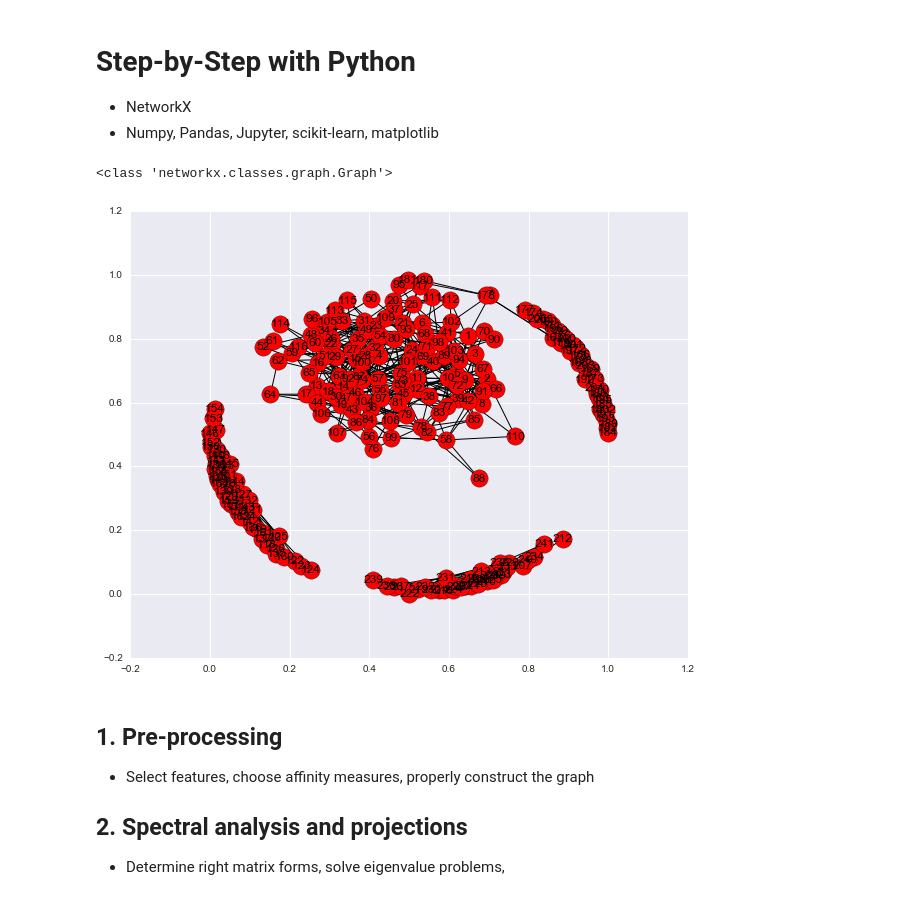
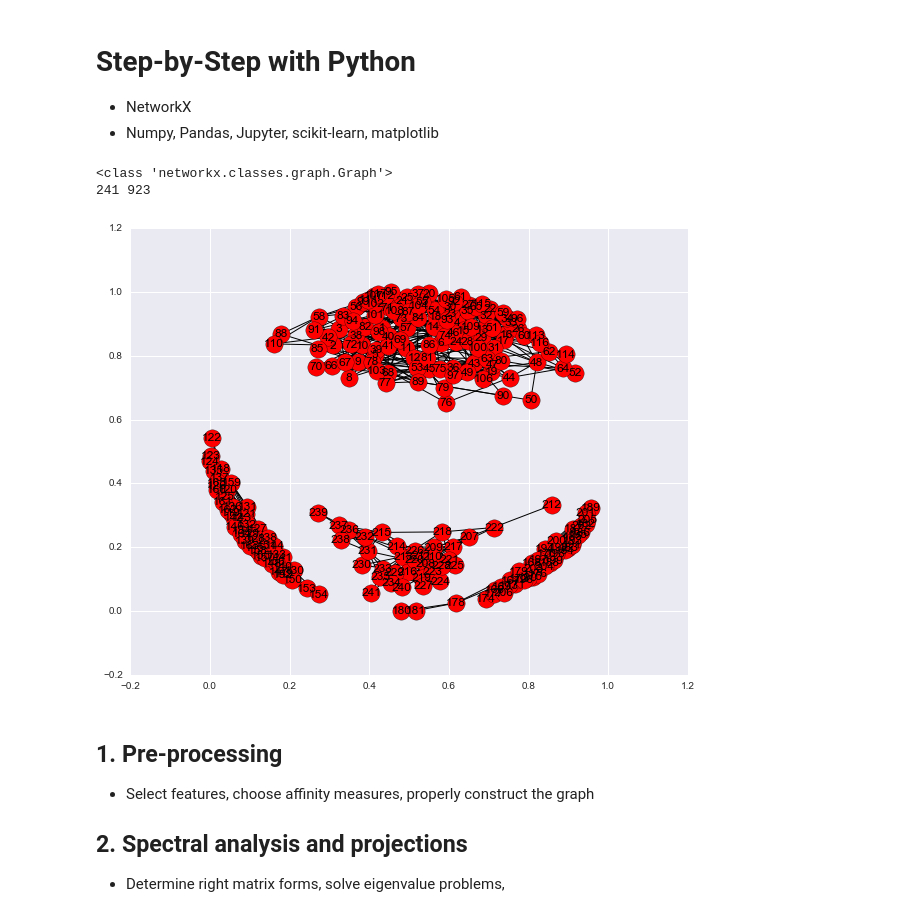
Before and after one commit to weifei/StudyTopics, a Jupyter notebook: clustering/A Primer On Spectral Clustering.ipynb, the cells around one changed output. Drawn from its saved outputs; the diff is of its cells as text; code cells hidden in the pictures.

```diff
--- a/clustering/A Primer On Spectral Clustering.ipynb
+++ b/clustering/A Primer On Spectral Clustering.ipynb
@@ -113,11 +113,12 @@ def draw_graph_with_node_colors(g, colors, pos=None, title="", with_labels=True,
 # %%
 G = cf.load_physicians_network()
 print type(G)
-G.number_of_nodes(), G.number_of_edges()
+print G.number_of_nodes(), G.number_of_edges()
 nx.draw_networkx(G)
 # %% [output]
 <class 'networkx.classes.graph.Graph'>
+241 923
-[figure, old version]
+[figure, new version]
 # %% [markdown]
 ## 1. Pre-processing
 - Select features, choose affinity measures, properly construct the graph
```
Also changed, not shown: parts of 22 cells of this notebook.
